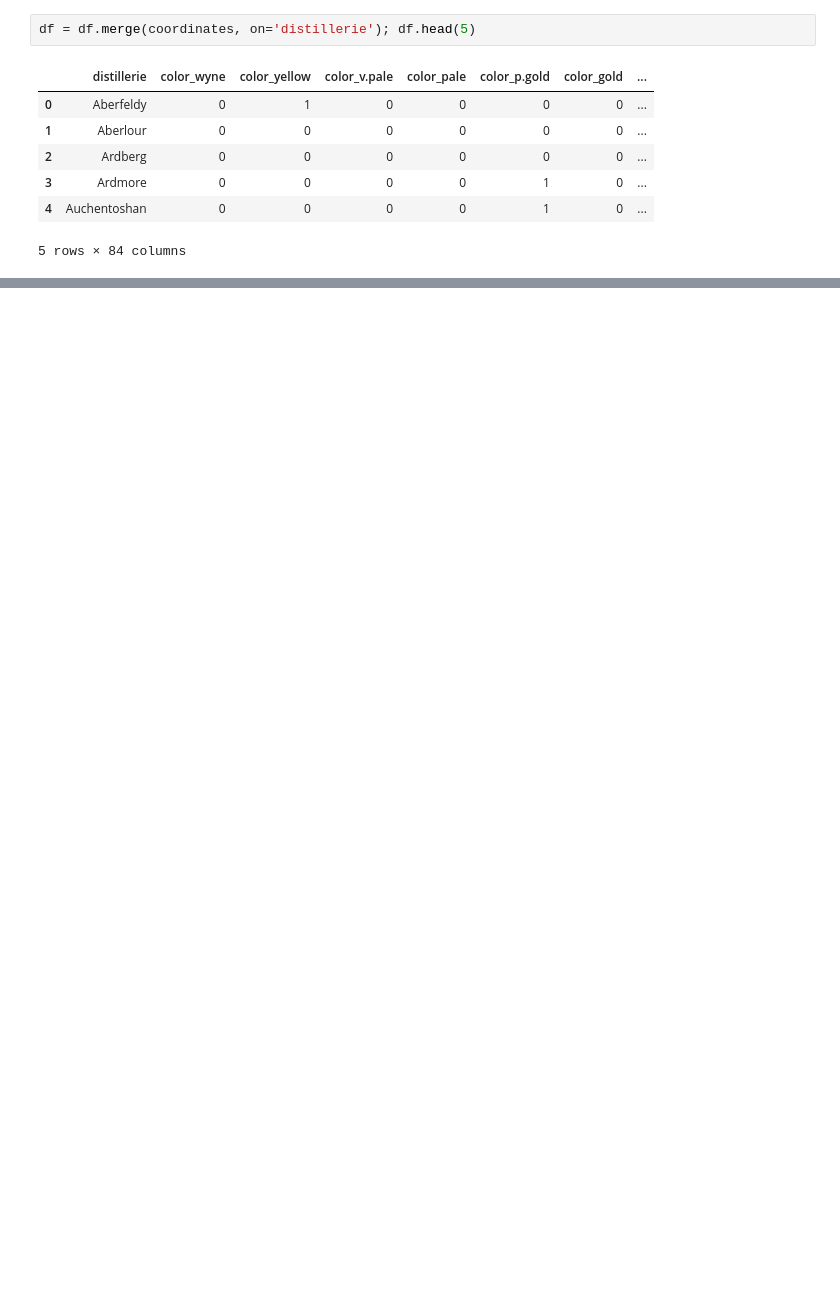
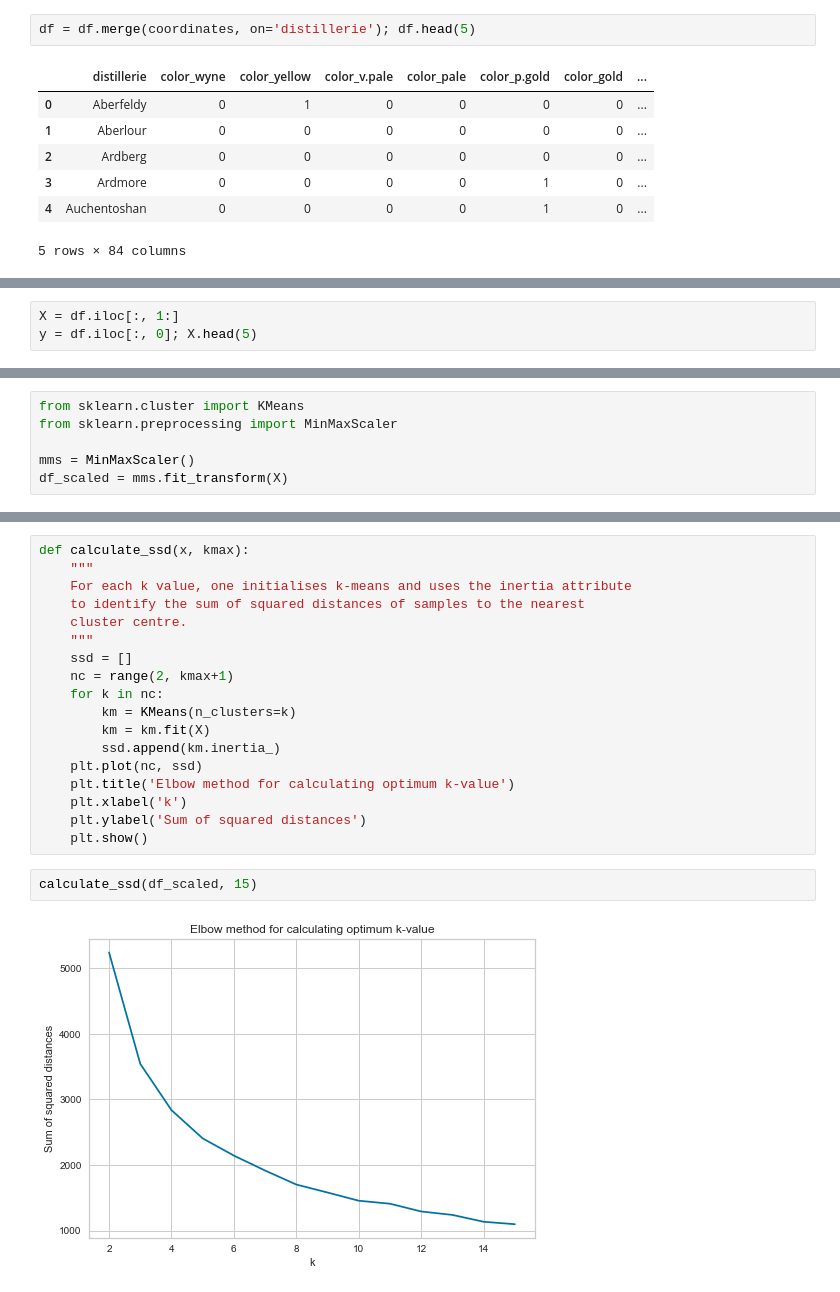
Before and after one commit to Velociraptorvelraptor/scotch-whiskies, a Jupyter notebook: schotch-whiskies-classification.ipynb, the cells around one changed output, grey strips where cells are left out. Drawn from its saved outputs; the diff is of its cells as text; blank space fills up the shorter version.

```diff
--- a/schotch-whiskies-classification.ipynb
+++ b/schotch-whiskies-classification.ipynb
@@ -220,0 +246,3 @@ df = df.merge(coordinates, on='distillerie'); df.head(5)
+# %%
+X = df.iloc[:, 1:]
+y = df.iloc[:, 0]; X.head(5)
@@ -220,0 +257,6 @@ df = df.merge(coordinates, on='distillerie'); df.head(5)
+# %%
+from sklearn.cluster import KMeans
+from sklearn.preprocessing import MinMaxScaler
+
+mms = MinMaxScaler()
+df_scaled = mms.fit_transform(X)
@@ -220,0 +284,22 @@ df = df.merge(coordinates, on='distillerie'); df.head(5)
+# %%
+def calculate_ssd(x, kmax):
+    """
+    For each k value, one initialises k-means and uses the inertia attribute
+    to identify the sum of squared distances of samples to the nearest
+    cluster centre.
+    """
+    ssd = []
+    nc = range(2, kmax+1)
+    for k in nc:
+        km = KMeans(n_clusters=k)
+        km = km.fit(X)
+        ssd.append(km.inertia_)
+    plt.plot(nc, ssd)
+    plt.title('Elbow method for calculating optimum k-value')
+    plt.xlabel('k')
+    plt.ylabel('Sum of squared distances')
+    plt.show()
+# %%
+calculate_ssd(df_scaled, 15)
+# %% [output]
+[figure, added]
```
Also changed, not shown: parts of 35 cells of this notebook.
